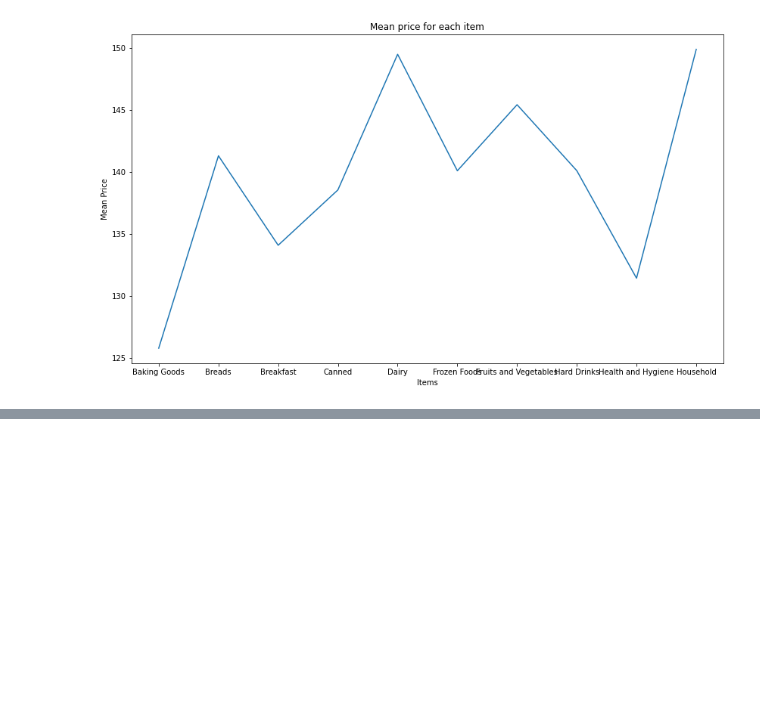
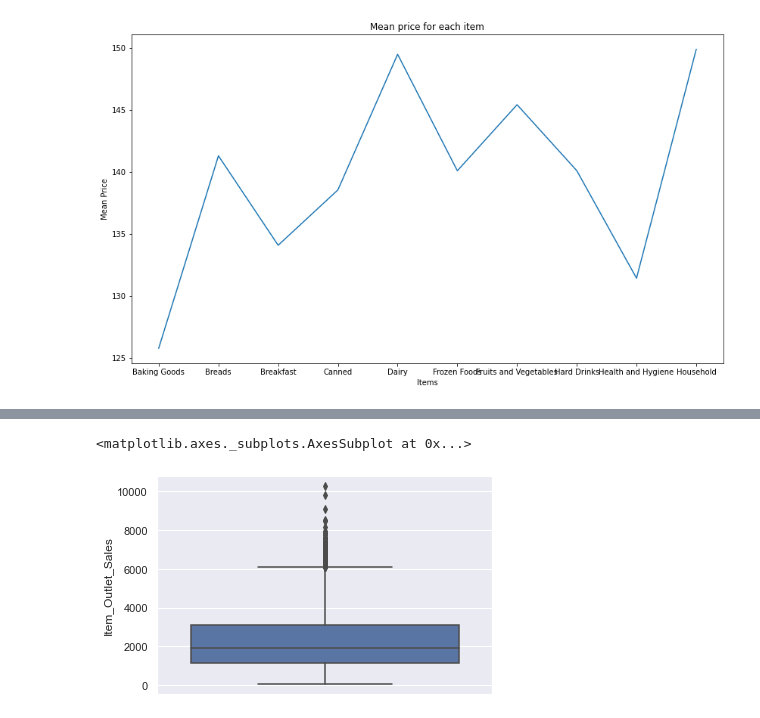
Before and after one commit to danielabouelezz/Introduction-to-Python-Basics-Implementation-, a Jupyter notebook: Data Manipulation and Visualization/Training.ipynb, the cells around one changed output, grey strips where cells are left out. Saved outputs shown, nothing was run; the diff lists cells and outputs as text; code cells hidden in the pictures; blank space fills up the shorter version.

```diff
--- a/Data Manipulation and Visualization/Training.ipynb
+++ b/Data Manipulation and Visualization/Training.ipynb
@@ -670,0 +714,5 @@ plt.plot(x, y)
+# %%
+sns.boxplot(data_BM["Item_Outlet_Sales"], orient = "vertical")
+# %% [output]
+<matplotlib.axes._subplots.AxesSubplot at 0x...>
+[figure, added]
```
Also changed, not shown: parts of 22 cells of this notebook.
